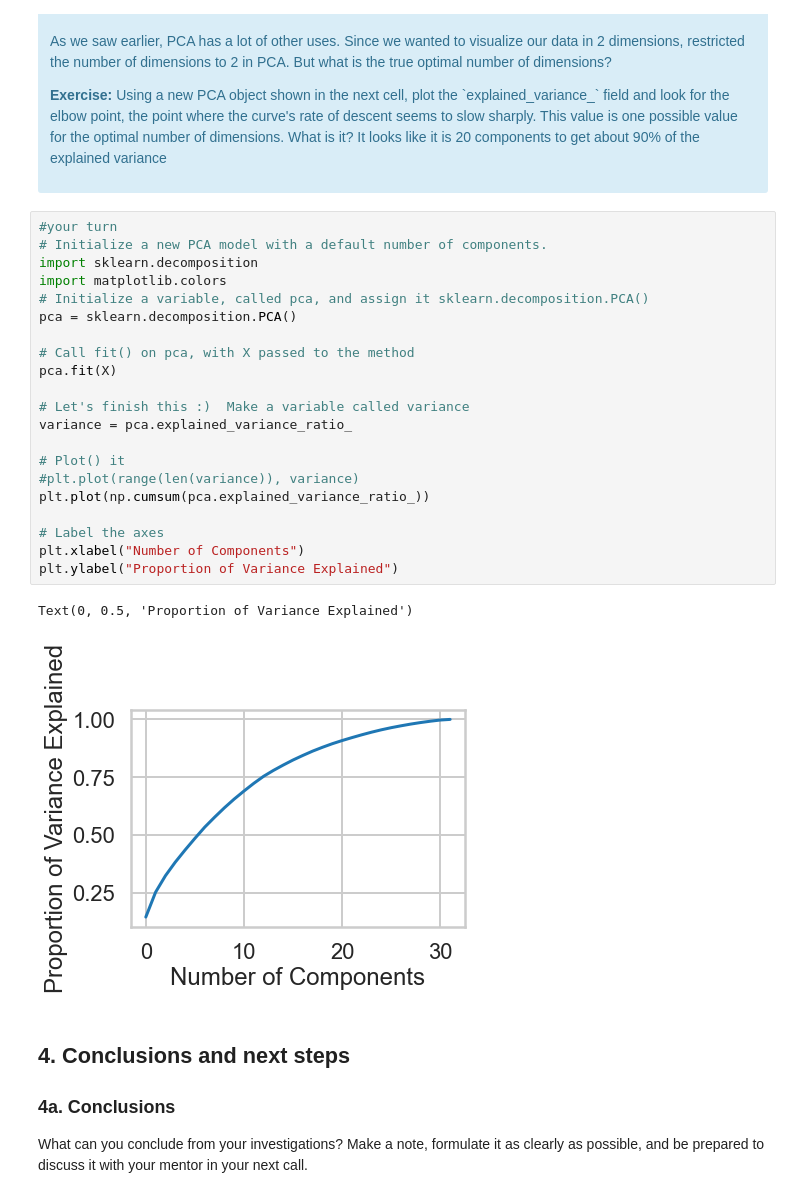
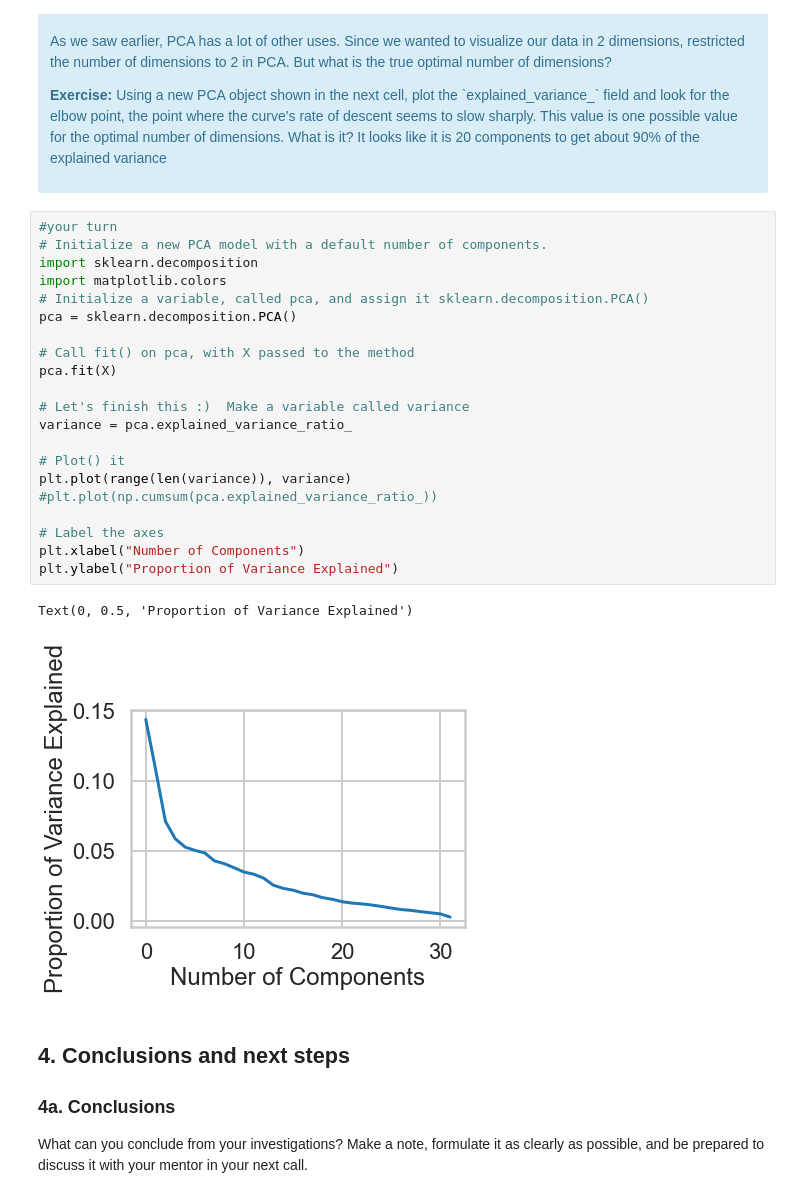
Before and after one commit to melodyhc/ClusteringStudy, a Jupyter notebook: Clustering Case Study - Customer Segmentation with K-Means - Tier 1.ipynb, the cells around one changed output. Drawn from its saved outputs; the diff is of its cells as text.

```diff
--- a/Clustering Case Study - Customer Segmentation with K-Means - Tier 1.ipynb
+++ b/Clustering Case Study - Customer Segmentation with K-Means - Tier 1.ipynb
@@ -465,27 +494,27 @@ What we've done is we've taken those columns of 0/1 indicator variables, and we'
 # %%
 #your turn
 # Initialize a new PCA model with a default number of components.
 import sklearn.decomposition
 import matplotlib.colors
 # Initialize a variable, called pca, and assign it sklearn.decomposition.PCA()
 pca = sklearn.decomposition.PCA()
 
 # Call fit() on pca, with X passed to the method
 pca.fit(X)
 
 # Let's finish this :)  Make a variable called variance
 variance = pca.explained_variance_ratio_
 
 # Plot() it
-#plt.plot(range(len(variance)), variance)
-plt.plot(np.cumsum(pca.explained_variance_ratio_))
+plt.plot(range(len(variance)), variance)
+#plt.plot(np.cumsum(pca.explained_variance_ratio_))
 
 # Label the axes
 plt.xlabel("Number of Components")
 plt.ylabel("Proportion of Variance Explained")
 # %% [output]
 Text(0, 0.5, 'Proportion of Variance Explained')
-[figure, old version]
+[figure, new version]
 # %% [markdown]
 ## 4. Conclusions and next steps
 ### 4a. Conclusions
```
Also changed, not shown: parts of 10 cells of this notebook.
